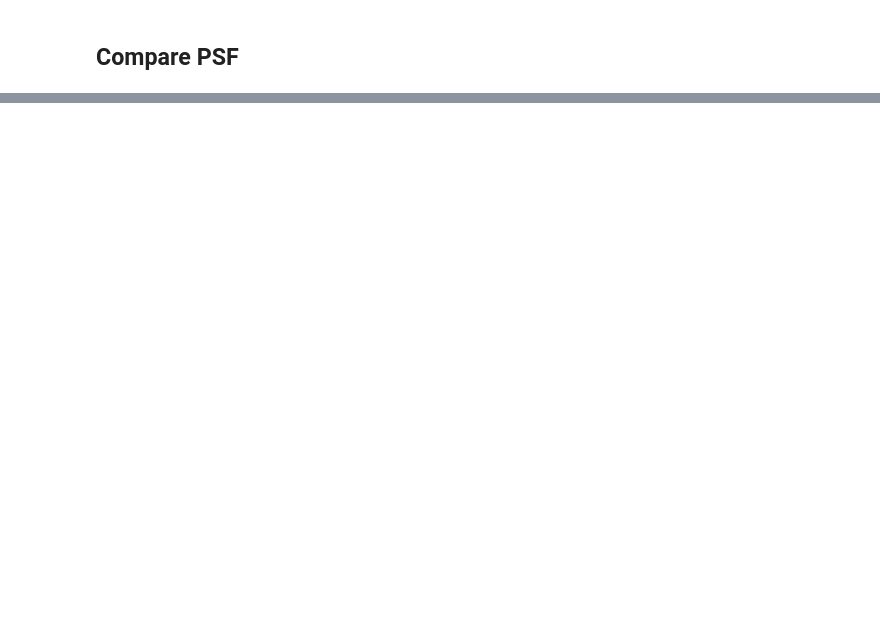
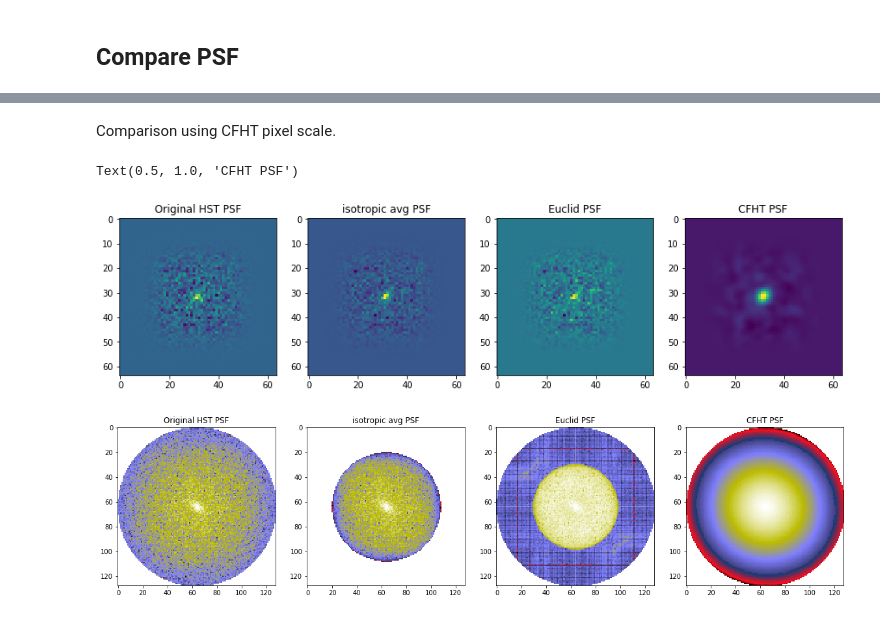
Before and after one commit to CosmoStat/ShapeDeconv, a Jupyter notebook: data/BuildingCOSMOS_PSF.ipynb, the cells around one changed output, grey strips where cells are left out. Drawn from its saved outputs; the diff is of its cells as text; code cells hidden in the pictures; blank space fills up the shorter version.

```diff
--- a/data/BuildingCOSMOS_PSF.ipynb
+++ b/data/BuildingCOSMOS_PSF.ipynb
@@ -261,0 +332,44 @@ Text(0.5, 1.0, 'Gaussian Hippolye PSF')
+# %% [markdown]
+Comparison using CFHT pixel scale.
+# %%
+figure(figsize=(15,5))
+im = galsim.Image(64,64, scale=0.185) # CFHT pixel scale
+gal  = cat.makeGalaxy(12, noise_pad_size=2*64 * 0.03)
+gal2 = cat.makeGalaxy(123, noise_pad_size=2*64 * 0.03)
+subplot(141)
+galsim.Convolve(gal, gal.original_psf).drawImage(im, method='no_pixel');
+imshow(im.array)
+title('Original HST PSF')
+subplot(142)
+galsim.Convolve(gal, effective_psf).drawImage(im, method='no_pixel');
+imshow(im.array)
+title('isotropic avg PSF')
+subplot(143)
+galsim.Convolve(gal, psf_euclid).drawImage(im, method='no_pixel');
+imshow(im.array)
+title('Euclid PSF')
+subplot(144)
+galsim.Convolve(gal, psf_cfht).drawImage(im, method='no_pixel');
+imshow(im.array)
+title('CFHT PSF')
+
+figure(figsize=(20,5))
+im = galsim.Image(64,64, scale=0.03)
+gal  = cat.makeGalaxy(12, noise_pad_size=2*64 * 0.03)
+gal2 = cat.makeGalaxy(123, noise_pad_size=2*64 * 0.03)
+subplot(141)
+imshow(log10(abs(galsim.Convolve(gal, gal.original_psf).drawKImage(nx=stamp_size,ny=stamp_size, scale=kscale).array)), cmap='gist_stern')
+title('Original HST PSF')
+subplot(142)
+imshow(log10(abs(galsim.Convolve(gal, effective_psf).drawKImage(nx=stamp_size,ny=stamp_size, scale=kscale).array)), cmap='gist_stern')
+title('isotropic avg PSF')
+subplot(143)
+imshow(log10(abs(galsim.Convolve(gal, psf_euclid).drawKImage(nx=stamp_size,ny=stamp_size, scale=kscale).array)), cmap='gist_stern')
+title('Euclid PSF')
+subplot(144)
+imshow(log10(abs(galsim.Convolve(gal, psf_cfht).drawKImage(nx=stamp_size,ny=stamp_size, scale=kscale).array)), cmap='gist_stern')
+title('CFHT PSF')
+# %% [output]
+Text(0.5, 1.0, 'CFHT PSF')
+[figure, added]
+[figure, added]
```
Also changed, not shown: parts of 10 cells of this notebook, 4 other files.
